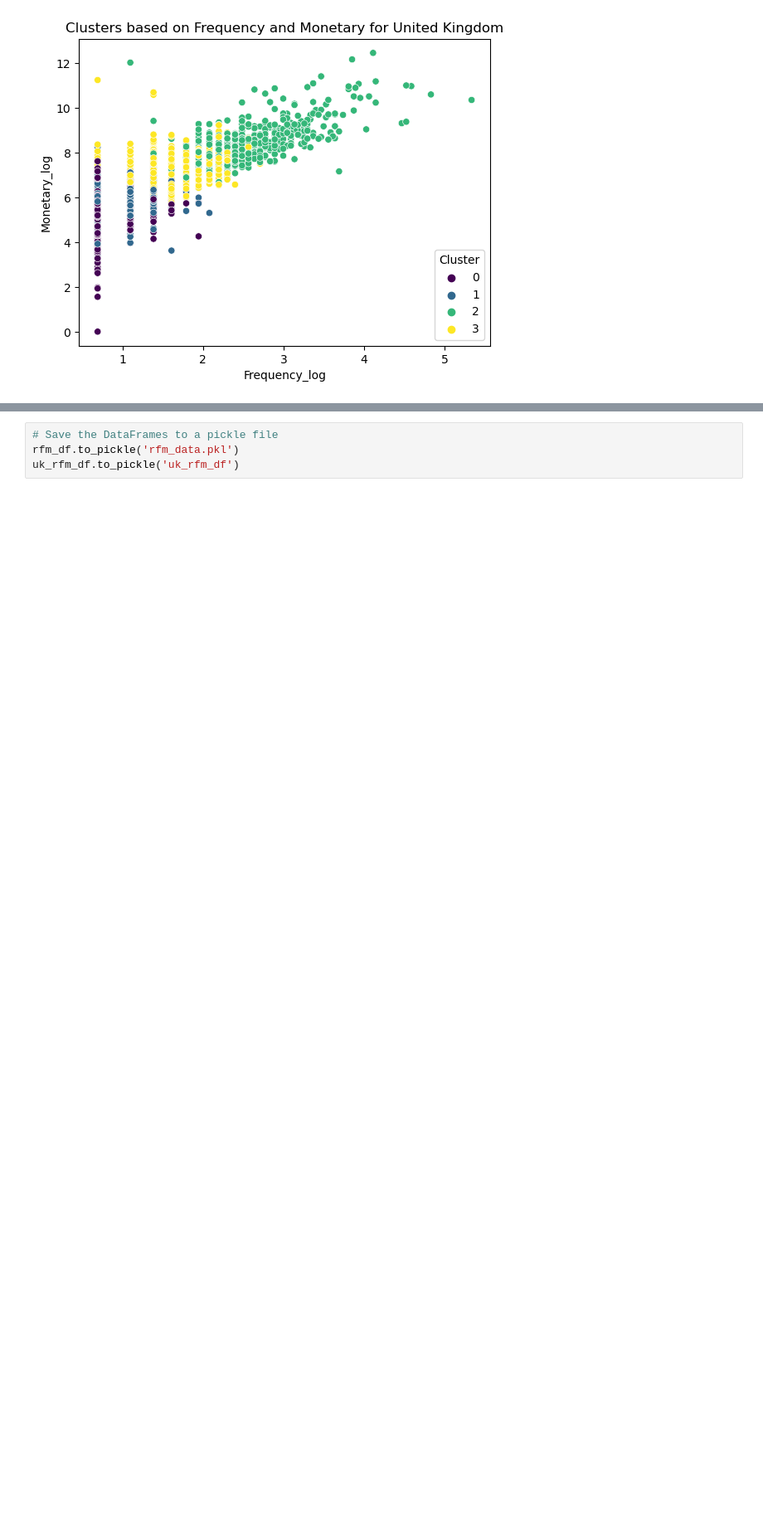
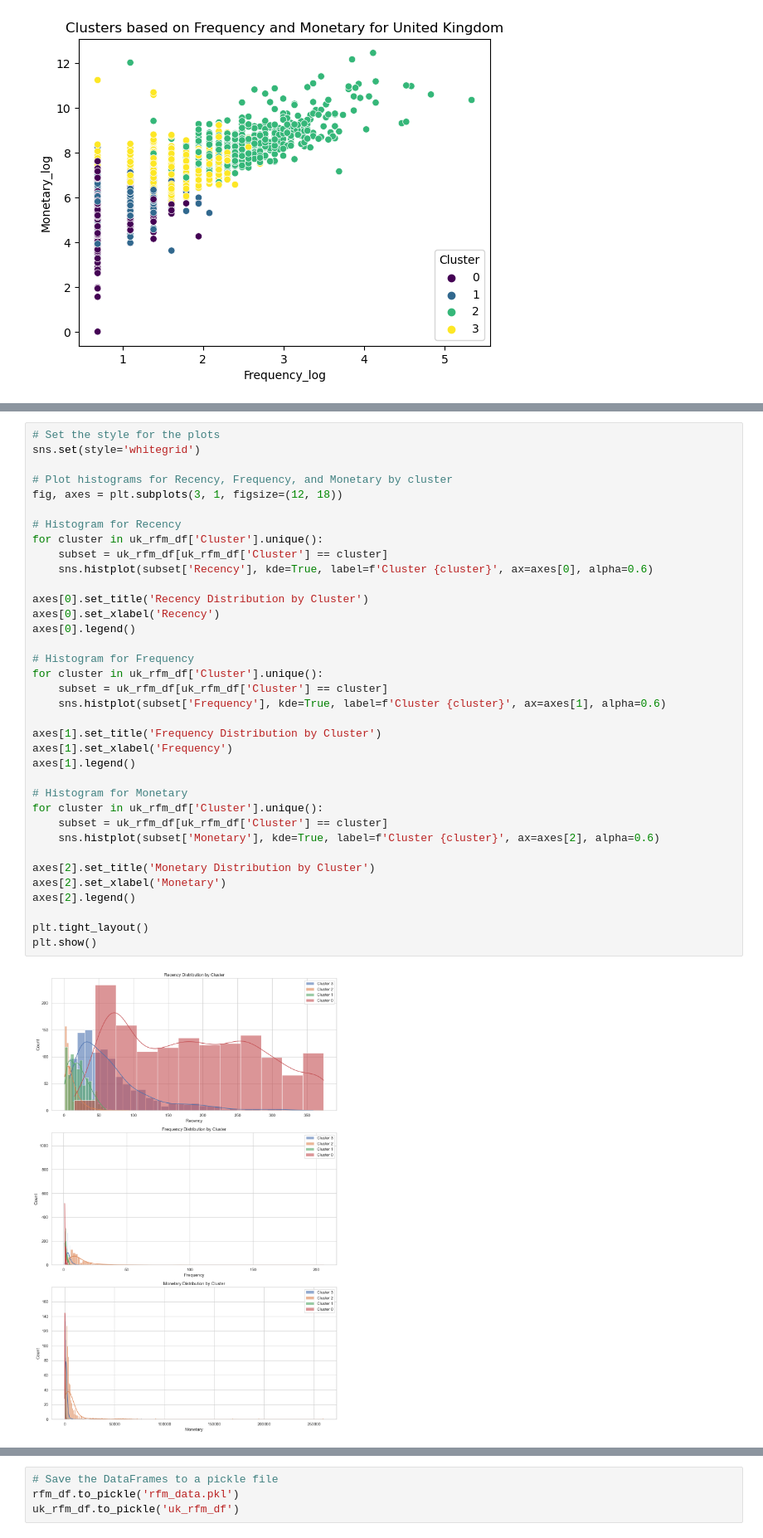
Before and after one commit to jwharmeriv/Customer_Segmentation_Project, a Jupyter notebook: notebooks/Capstone_3_Data_Preprocessing_EDA.ipynb, the cells around one changed output, grey strips where cells are left out. Shown at 83% size. Saved outputs shown, nothing was run; the diff lists cells and outputs as text; blank space fills up the shorter version.

```diff
--- a/notebooks/Capstone_3_Data_Preprocessing_EDA.ipynb
+++ b/notebooks/Capstone_3_Data_Preprocessing_EDA.ipynb
@@ -552,0 +616,38 @@ See the caveats in the documentation: https://pandas.pydata.org/pandas-docs/stab
+# %%
+# Set the style for the plots
+sns.set(style='whitegrid')
+
+# Plot histograms for Recency, Frequency, and Monetary by cluster
+fig, axes = plt.subplots(3, 1, figsize=(12, 18))
+
+# Histogram for Recency
+for cluster in uk_rfm_df['Cluster'].unique():
+    subset = uk_rfm_df[uk_rfm_df['Cluster'] == cluster]
+    sns.histplot(subset['Recency'], kde=True, label=f'Cluster {cluster}', ax=axes[0], alpha=0.6)
+
+axes[0].set_title('Recency Distribution by Cluster')
+axes[0].set_xlabel('Recency')
+axes[0].legend()
+
+# Histogram for Frequency
+for cluster in uk_rfm_df['Cluster'].unique():
+    subset = uk_rfm_df[uk_rfm_df['Cluster'] == cluster]
+    sns.histplot(subset['Frequency'], kde=True, label=f'Cluster {cluster}', ax=axes[1], alpha=0.6)
+
+axes[1].set_title('Frequency Distribution by Cluster')
+axes[1].set_xlabel('Frequency')
+axes[1].legend()
+
+# Histogram for Monetary
+for cluster in uk_rfm_df['Cluster'].unique():
+    subset = uk_rfm_df[uk_rfm_df['Cluster'] == cluster]
+    sns.histplot(subset['Monetary'], kde=True, label=f'Cluster {cluster}', ax=axes[2], alpha=0.6)
+
+axes[2].set_title('Monetary Distribution by Cluster')
+axes[2].set_xlabel('Monetary')
+axes[2].legend()
+
+plt.tight_layout()
+plt.show()
+# %% [output]
+[figure, added]
```
Also changed, not shown: parts of 11 cells of this notebook.
